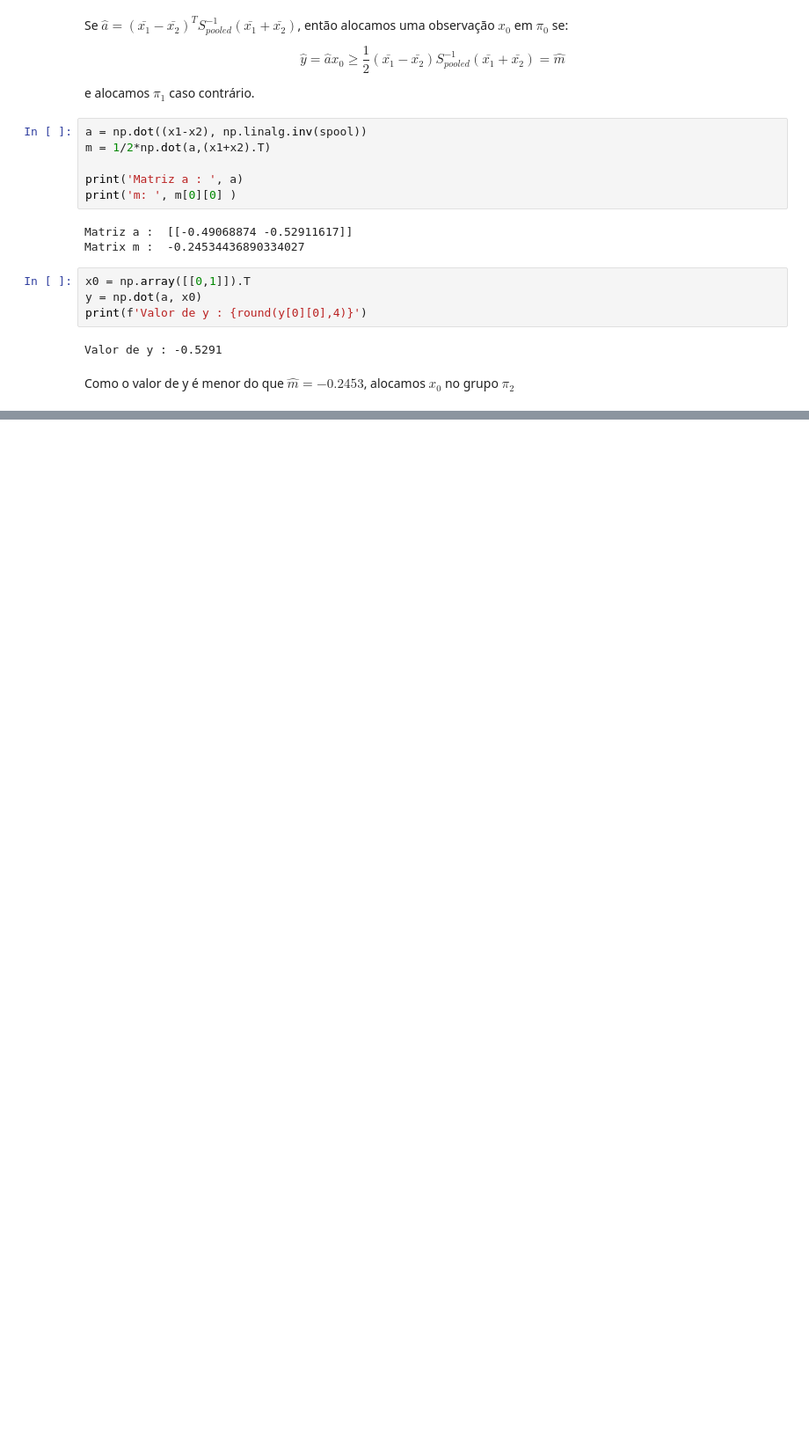
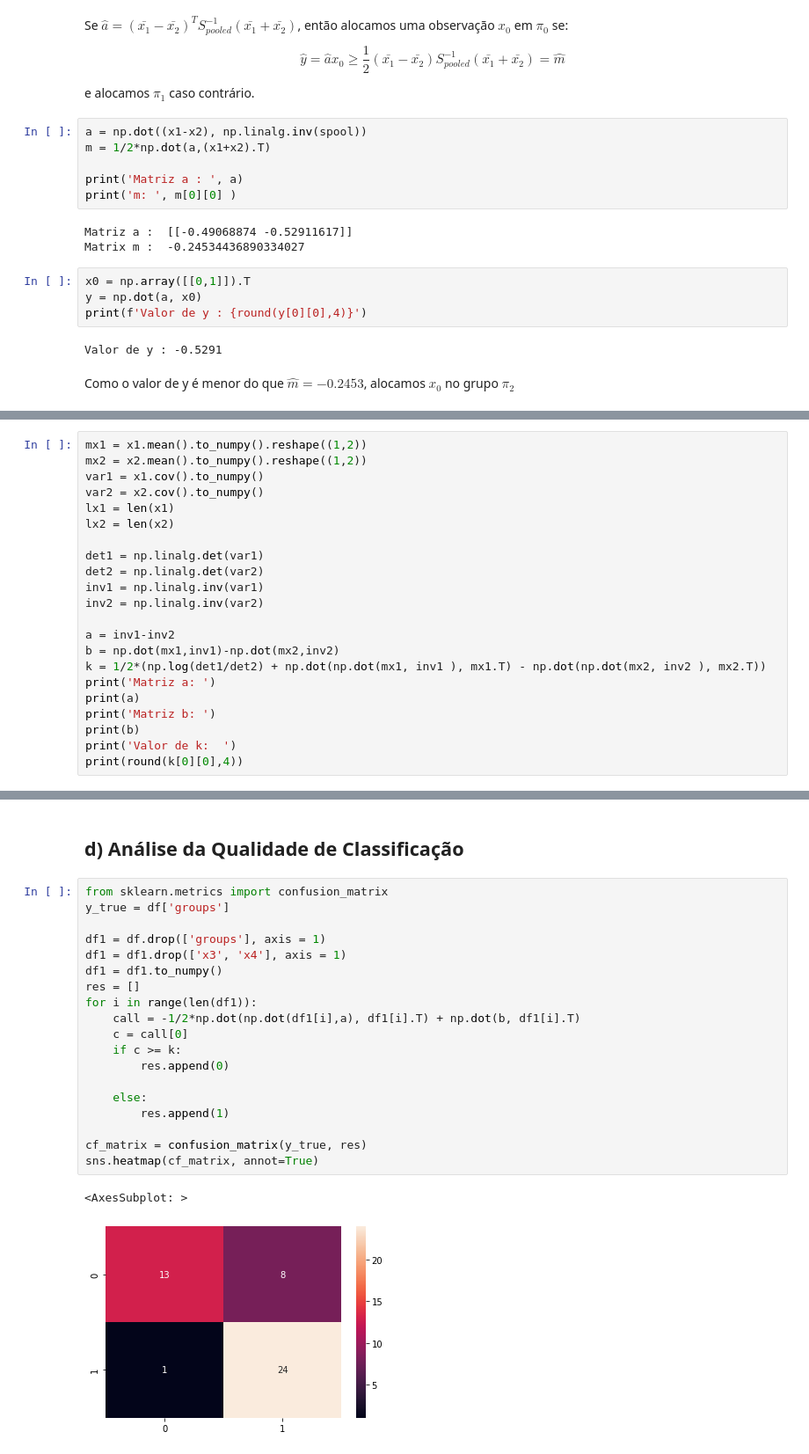
Before and after one commit to derSchmetterling/multivariate_analysis, a Jupyter notebook: AM_trabalho_4/trab_4.ipynb, the cells around one changed output, grey strips where cells are left out. Shown at 88% size. Drawn from its saved outputs; the diff is of its cells as text; blank space fills up the shorter version.

```diff
--- a/AM_trabalho_4/trab_4.ipynb
+++ b/AM_trabalho_4/trab_4.ipynb
@@ -444,0 +499,22 @@ Como o valor de y é menor do que $\hat{m} = -0.2453$, alocamos $x_0$ no grupo $
+# %%
+mx1 = x1.mean().to_numpy().reshape((1,2))
+mx2 = x2.mean().to_numpy().reshape((1,2))
+var1 = x1.cov().to_numpy()
+var2 = x2.cov().to_numpy()
+lx1 = len(x1)
+lx2 = len(x2)
+
+det1 = np.linalg.det(var1)
+det2 = np.linalg.det(var2)
+inv1 = np.linalg.inv(var1)
+inv2 = np.linalg.inv(var2)
+
+a = inv1-inv2
+b = np.dot(mx1,inv1)-np.dot(mx2,inv2)
+k = 1/2*(np.log(det1/det2) + np.dot(np.dot(mx1, inv1 ), mx1.T) - np.dot(np.dot(mx2, inv2 ), mx2.T))
+print('Matriz a: ')
+print(a)
+print('Matriz b: ')
+print(b)
+print('Valor de k:  ')
+print(round(k[0][0],4))
@@ -444,0 +529,24 @@ Como o valor de y é menor do que $\hat{m} = -0.2453$, alocamos $x_0$ no grupo $
+# %% [markdown]
+## d) Análise da Qualidade de Classificação
+# %%
+from sklearn.metrics import confusion_matrix
+y_true = df['groups']
+
+df1 = df.drop(['groups'], axis = 1)
+df1 = df1.drop(['x3', 'x4'], axis = 1)
+df1 = df1.to_numpy()
+res = []
+for i in range(len(df1)):
+    call = -1/2*np.dot(np.dot(df1[i],a), df1[i].T) + np.dot(b, df1[i].T)
+    c = call[0]
+    if c >= k:
+        res.append(0)
+
+    else:
+        res.append(1)
+
+cf_matrix = confusion_matrix(y_true, res)
+sns.heatmap(cf_matrix, annot=True)
+# %% [output]
+<AxesSubplot: >
+[figure, added]
```
Also changed, not shown: parts of 27 cells of this notebook, 1 other file.
